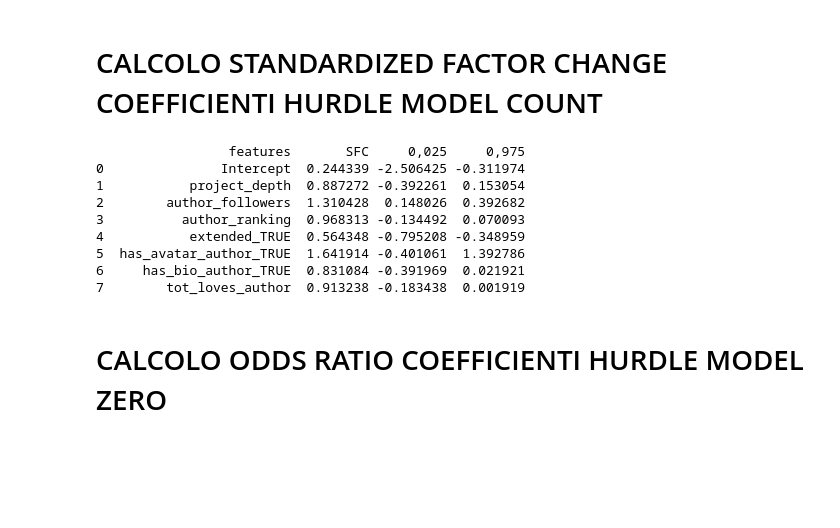
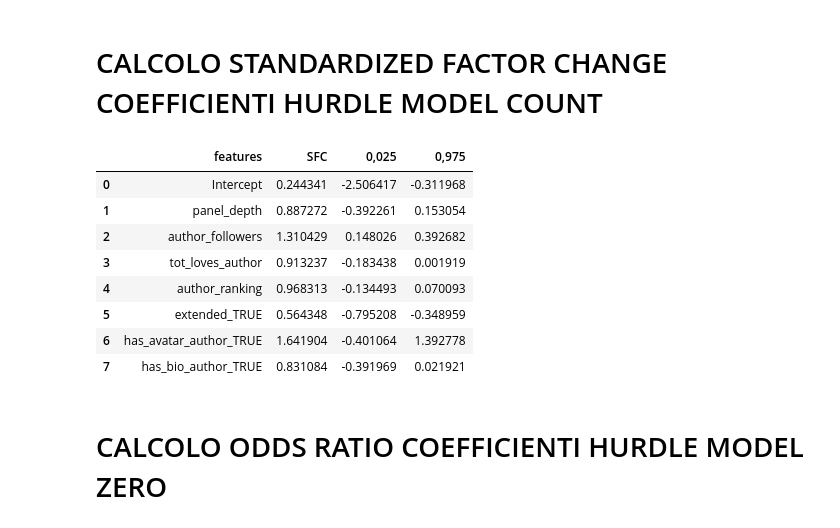
Before and after one commit to collab-uniba/PanelJamDataExtractor, a Jupyter notebook: notebook/countDataModel.ipynb, the cells around one changed output. Cells and saved outputs as stored; diff of their text form; code cells hidden in the pictures; blank space fills up the shorter version.

```diff
--- a/notebook/countDataModel.ipynb
+++ b/notebook/countDataModel.ipynb
@@ -104,8 +104,8 @@ rTable = pandas2ri.py2ri(normTable)
 # %% [markdown]
 lo script successivo permette la costruzione dei count data model, in questo caso si è deciso di costruire 4 modelli, ossia **Poisson**, **Negative Binomial**, **Zero Inflated negative binomial** e **Hurdle Model**, utilizzando rispettivamente la funzione **glm** del package **stats** per il modello di Poisson, la funzione **glm_nb** del package **MASS** per la Negative Binomial, la funzione **zeroinfl** del package **pscl** per la Zero Inflated è la funzione **hurdle** del package **pscl** per Hurdle Model. La variabile **formula** contiene una stringa scritta in notazione **Patsy** utile per poter impostare la variabile dipendente (inserita a sinistra del simbolo tilde ~ ) e le variabili indipendenti che fungeranno da predittori(poste a destra del simbolo tilde).
 # %%
-formula = """panel_stars ~ panel_depth + author_followers +
-             author_ranking + extended + has_avatar_author + has_bio_author + tot_loves_author"""
+formula = """panel_stars ~ panel_depth  + author_followers + tot_loves_author +
+             author_ranking + extended + has_avatar_author + has_bio_author """
 
 
 summary = ro.r['summary']
@@ -361,23 +361,23 @@ while row <= (conf_int.nrow):
 # %%
 value = base.matrix(base.exp(stats.coef(hurdleMod, "count")))
 
-data = {'features': ['Intercept','panel_depth','author_followers','author_ranking','extended_TRUE',
-                     'has_avatar_author_TRUE','has_bio_author_TRUE','tot_loves_author'],
+data = {'features': ['Intercept','panel_depth','author_followers','tot_loves_author','author_ranking','extended_TRUE',
+                     'has_avatar_author_TRUE','has_bio_author_TRUE'],
         'SFC': value,
         '0,025': _1_count_conf_int,
         '0,975': _2_count_conf_int}
 SFC = pd.DataFrame(data,columns = ['features','SFC','0,025','0,975'])
-print(SFC)
+SFC
 # %% [output]
-                 features       SFC     0,025     0,975
-0               Intercept  0.244339 -2.506425 -0.311974
-1           project_depth  0.887272 -0.392261  0.153054
-2        author_followers  1.310428  0.148026  0.392682
-3          author_ranking  0.968313 -0.134492  0.070093
-4           extended_TRUE  0.564348 -0.795208 -0.348959
-5  has_avatar_author_TRUE  1.641914 -0.401061  1.392786
-6     has_bio_author_TRUE  0.831084 -0.391969  0.021921
-7        tot_loves_author  0.913238 -0.183438  0.001919
+|  | features | SFC | 0,025 | 0,975 |
+| 0 | Intercept | 0.244341 | -2.506417 | -0.311968 |
+| 1 | panel_depth | 0.887272 | -0.392261 | 0.153054 |
+| 2 | author_followers | 1.310429 | 0.148026 | 0.392682 |
+| 3 | tot_loves_author | 0.913237 | -0.183438 | 0.001919 |
+| 4 | author_ranking | 0.968313 | -0.134493 | 0.070093 |
+| 5 | extended_TRUE | 0.564348 | -0.795208 | -0.348959 |
+| 6 | has_avatar_author_TRUE | 1.641904 | -0.401064 | 1.392778 |
+| 7 | has_bio_author_TRUE | 0.831084 | -0.391969 | 0.021921 |
 # %% [markdown]
 # CALCOLO ODDS RATIO COEFFICIENTI HURDLE MODEL ZERO
 # %% [markdown]
```
Also changed, not shown: parts of 4 cells of this notebook.
